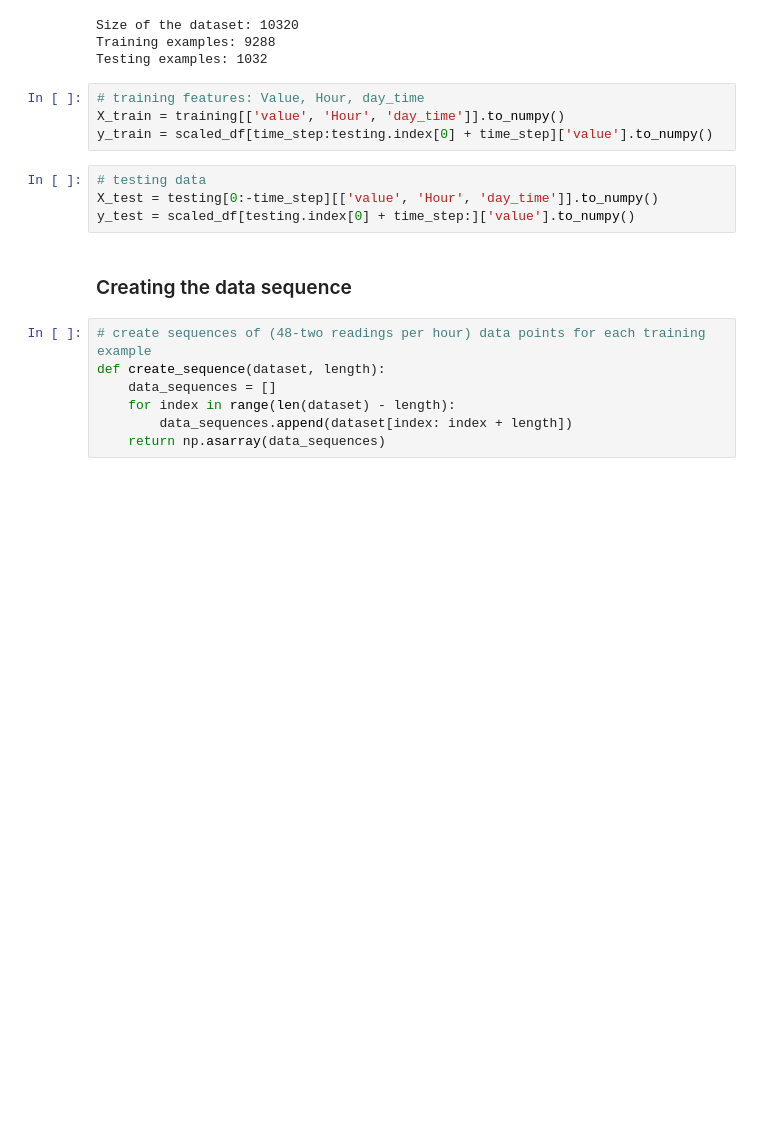
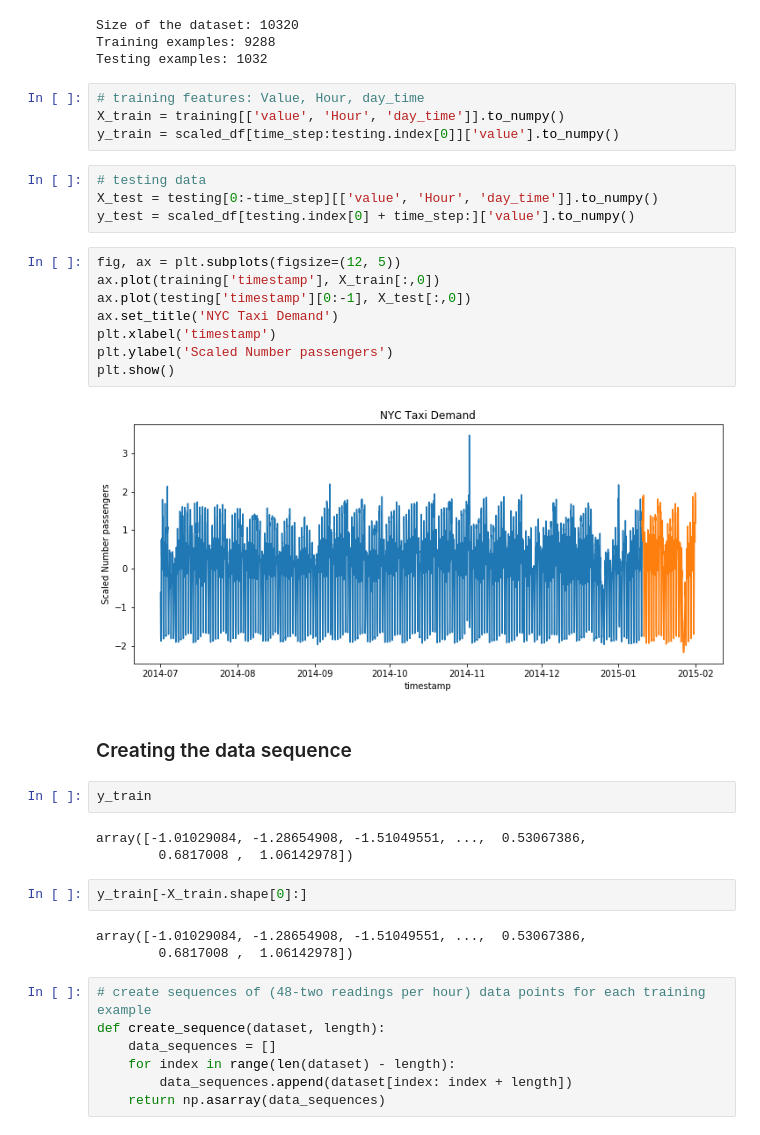
Before and after one commit to malhamid/LSTM, a Jupyter notebook: Bidirectional LSTM.ipynb, the cells around one changed output. Cells and saved outputs as stored; diff of their text form; blank space fills up the shorter version.

```diff
--- a/Bidirectional LSTM.ipynb
+++ b/Bidirectional LSTM.ipynb
@@ -238,13 +251,33 @@ Testing examples: 1032
 # %%
 # training features: Value, Hour, day_time
 X_train = training[['value', 'Hour', 'day_time']].to_numpy()
-y_train = scaled_df[time_step:testing.index[0] + time_step]['value'].to_numpy()
+y_train = scaled_df[time_step:testing.index[0]]['value'].to_numpy()
 # %%
 # testing data
 X_test = testing[0:-time_step][['value', 'Hour', 'day_time']].to_numpy()
 y_test = scaled_df[testing.index[0] + time_step:]['value'].to_numpy()
+# %%
+fig, ax = plt.subplots(figsize=(12, 5))
+ax.plot(training['timestamp'], X_train[:,0])
+ax.plot(testing['timestamp'][0:-1], X_test[:,0])
+ax.set_title('NYC Taxi Demand')
+plt.xlabel('timestamp')
+plt.ylabel('Scaled Number passengers')
+plt.show()
+# %% [output]
+[figure, added]
 # %% [markdown]
 ### Creating the data sequence
+# %%
+y_train
+# %% [output]
+array([-1.01029084, -1.28654908, -1.51049551, ...,  0.53067386,
+        0.6817008 ,  1.06142978])
+# %%
+y_train[-X_train.shape[0]:]
+# %% [output]
+array([-1.01029084, -1.28654908, -1.51049551, ...,  0.53067386,
+        0.6817008 ,  1.06142978])
 # %%
 # create sequences of (48-two readings per hour) data points for each training example
 def create_sequence(dataset, length):
```
Also changed, not shown: parts of 38 cells of this notebook.
